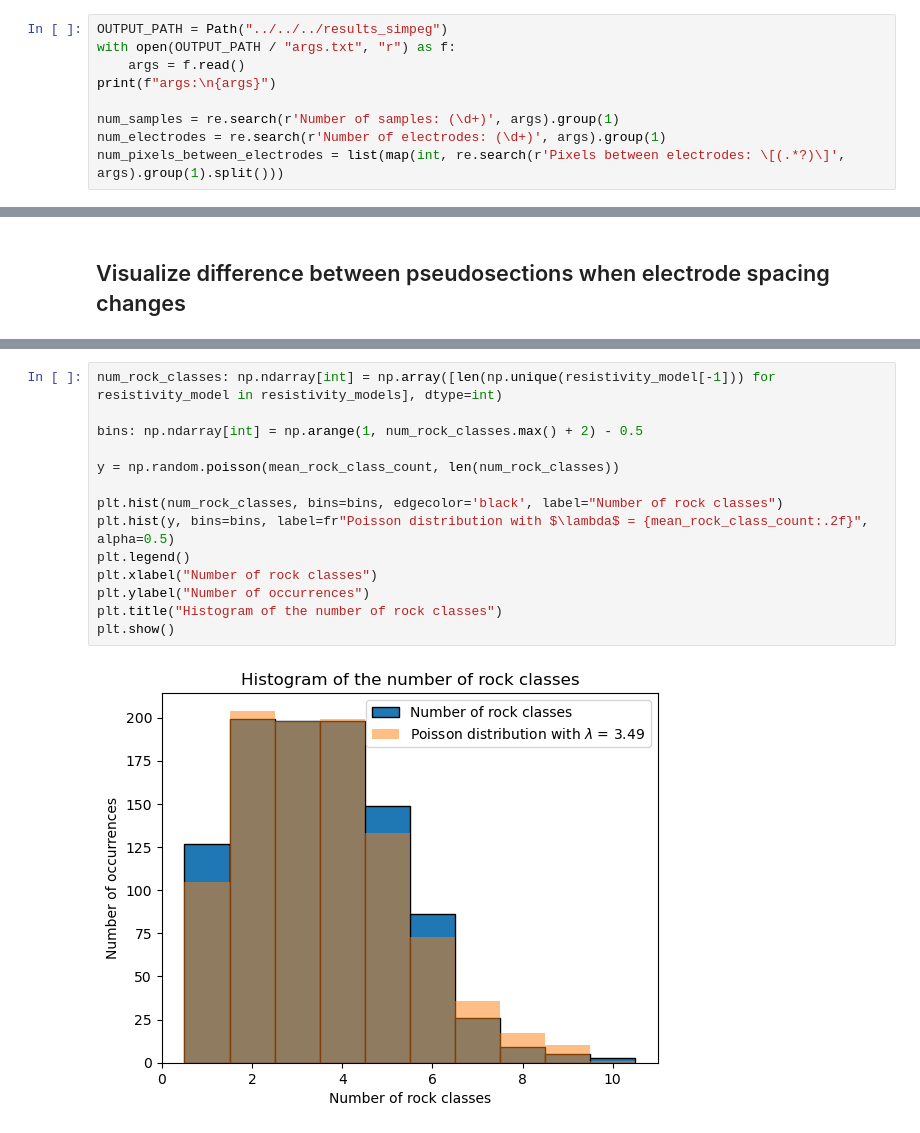
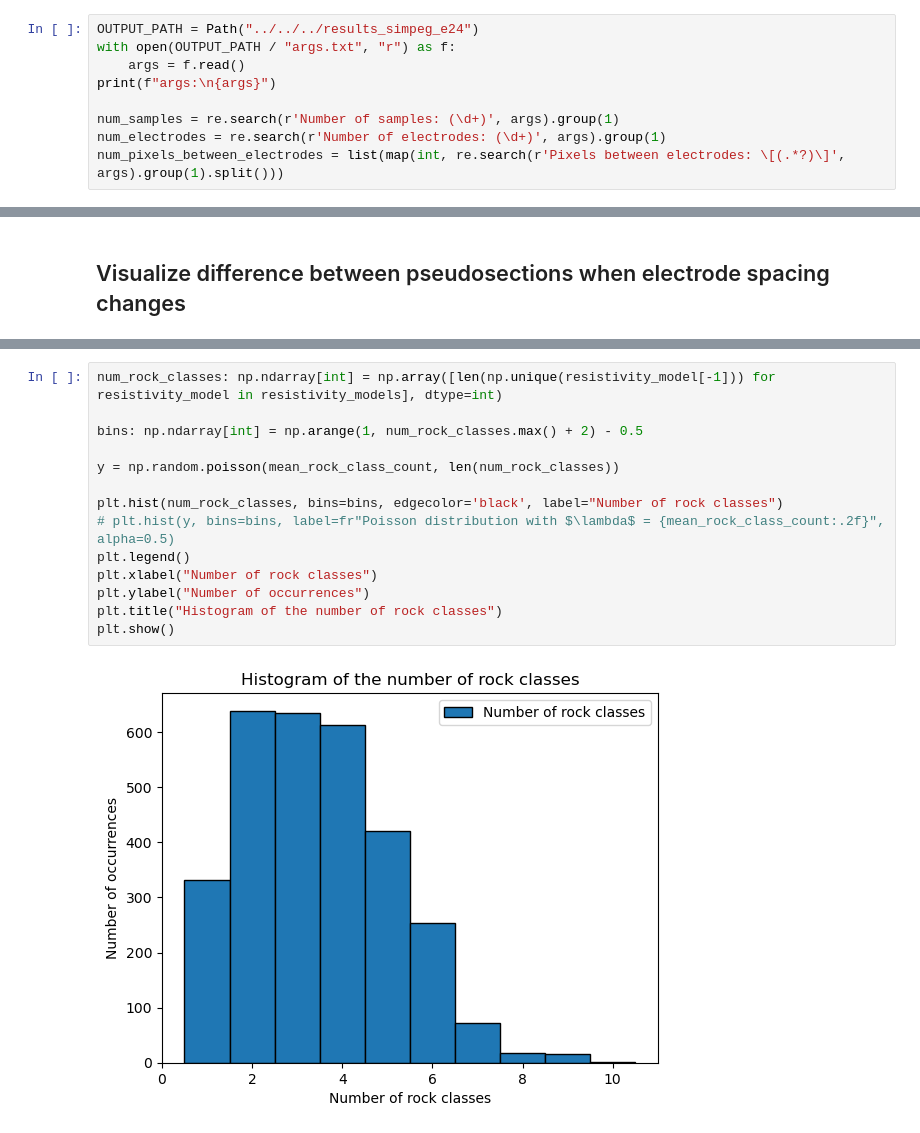
Before and after one commit to Jojobarbarr/invERT, a Jupyter notebook: invERT/data/visualisation_stats.ipynb, the cells around one changed output, grey strips where cells are left out. Cells and saved outputs as stored; diff of their text form.

```diff
--- a/invERT/data/visualisation_stats.ipynb
+++ b/invERT/data/visualisation_stats.ipynb
@@ -11,7 +11,7 @@ from pathlib import Path
 # %% [markdown]
 ## Loading the statistics parameters
 # %%
-OUTPUT_PATH = Path("../../../results_simpeg")
+OUTPUT_PATH = Path("../../../results_simpeg_e24")
 with open(OUTPUT_PATH / "args.txt", "r") as f:
     args = f.read()
 print(f"args:\n{args}")
@@ -365,16 +334,16 @@ Min number of rock classes: 1
 # %%
 num_rock_classes: np.ndarray[int] = np.array([len(np.unique(resistivity_model[-1])) for resistivity_model in resistivity_models], dtype=int)
 
 bins: np.ndarray[int] = np.arange(1, num_rock_classes.max() + 2) - 0.5
 
 y = np.random.poisson(mean_rock_class_count, len(num_rock_classes))
 
 plt.hist(num_rock_classes, bins=bins, edgecolor='black', label="Number of rock classes")
-plt.hist(y, bins=bins, label=fr"Poisson distribution with $\lambda$ = {mean_rock_class_count:.2f}", alpha=0.5)
+# plt.hist(y, bins=bins, label=fr"Poisson distribution with $\lambda$ = {mean_rock_class_count:.2f}", alpha=0.5)
 plt.legend()
 plt.xlabel("Number of rock classes")
 plt.ylabel("Number of occurrences")
 plt.title("Histogram of the number of rock classes")
 plt.show()
 # %% [output]
-[figure, old version]
+[figure, new version]
```
Also changed, not shown: parts of 11 cells of this notebook, 21 other files.
